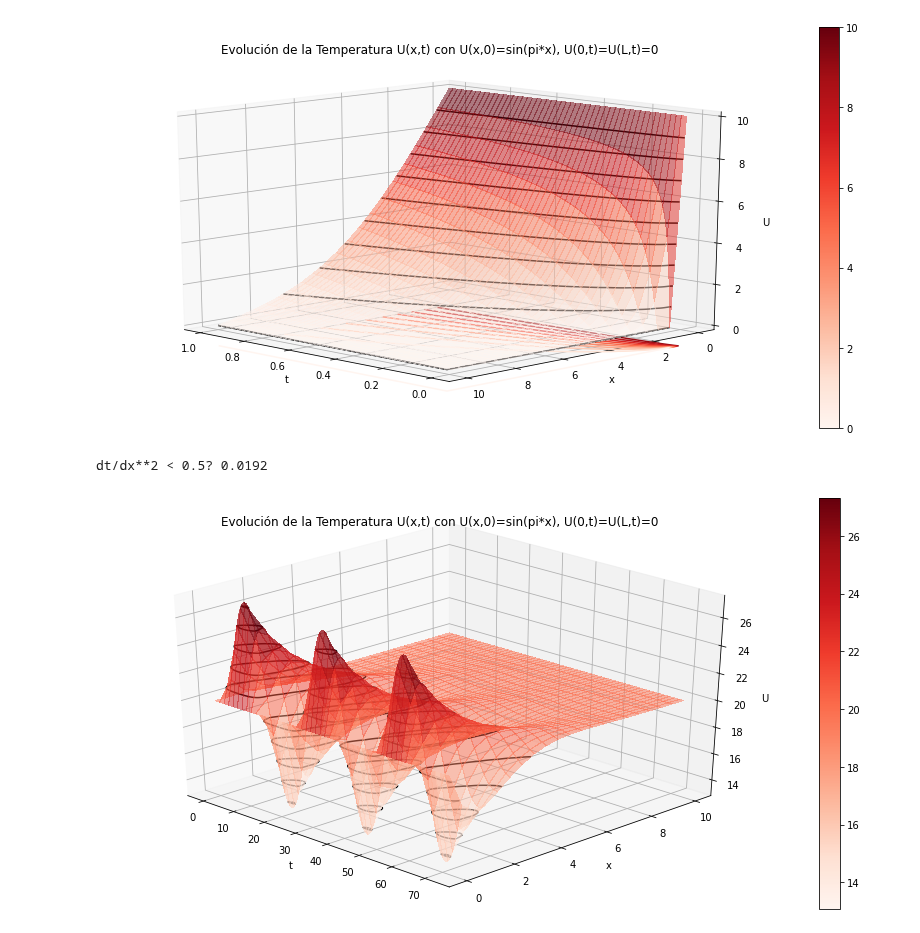
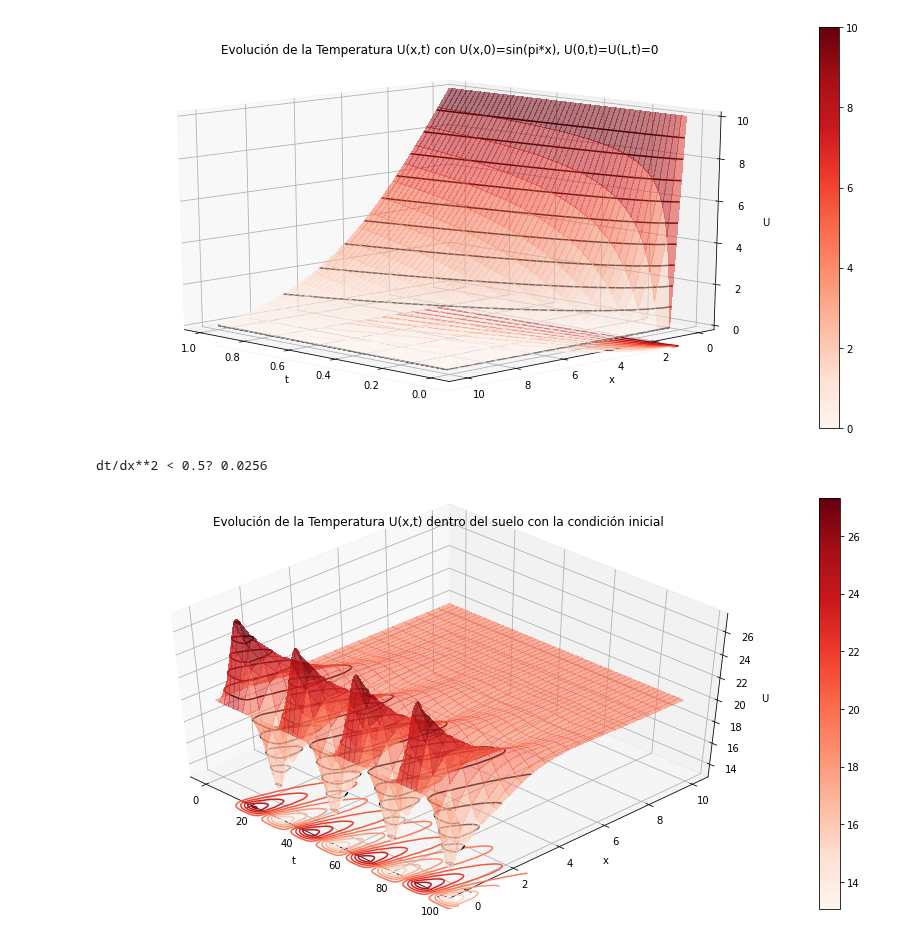
Before and after one commit to carloslizarragac/FisicaComputacional1, a Jupyter notebook: Actividad10.ipynb, the cells around one changed output. Saved outputs shown, nothing was run; the diff lists cells and outputs as text; code cells hidden in the pictures.

```diff
--- a/Actividad10.ipynb
+++ b/Actividad10.ipynb
@@ -601,7 +601,7 @@ x0 = 0
 xL = 10 # Longitud de la barra
 
 t0 = 0
-tF = 72 # Tiempo final
+tF = 96 # Tiempo final
 
 dx = (xL - x0) / (M - 1) # tamaño discretización en x
 dt = (tF - t0) / (N - 1) # tamaño de la dicretización en t
@@ -620,7 +620,9 @@ U = np.zeros((M, N))
 
 # Condición inicial
 #U[:, 0] = np.sin(np.pi*xspan)
+# La temperatura inicial es de 20ºC dentro de la tierra
 U[:,0] = 20.0*np.ones(xspan.shape)
+
 # Condiciones a la Frontera tipo Dirichlet
 #U[0, :] = 20 + 10*np.sin(np.pi*t/12.0)
 #U[-1, :] = 20.0
@@ -628,41 +630,42 @@ U[:,0] = 20.0*np.ones(xspan.shape)
 # Método de diferencias finitas Ec. del Calor
 # Loops anidados
 for k in range(0, N-1): # Avance en el tiempo
+    # Condiciones a la frontera (varía con el tiempo)
     t=k*dt
     U[0, :] = 20 + 10*np.sin(np.pi*t/12.0)
     U[-1, :] = 20.0
     for i in range(1, M-1): # Calcula la Temp sobre todo el dominio en x
         U[i, k+1] = alpha * U[i-1, k] + (1 - 2 * alpha) * U[i, k] + alpha * U[i + 1, k]
 
 # Define malla para graficar
 T, X = np.meshgrid(tspan, xspan)
 fig = plt.figure(figsize=(12,6))
 
 # Grafica una superficie
 ax = fig.gca(projection='3d')
 surf = ax.plot_surface(T, X, U, cmap='Reds',
                        linewidth=0.01, antialiased=False, alpha=0.5)
 # Contornos
 ax.contour(T, X, U, 10, lw=1, colors="k", linestyles="solid")
-ax.contour(T, X, U, 10, lw=1, cmap="Reds", linestyles="solid", offset=-1)
+ax.contour(T, X, U, 10, lw=1, cmap="Reds", linestyles="solid", offset=10)
 
 # Grafica una tabla de valores
 m = cm.ScalarMappable(cmap='Reds')
 m.set_array(U)
 plt.colorbar(m)
 
 # Etiquetas de los ejes
 ax.set_xlabel('t')
 ax.set_ylabel('x')
 ax.set_zlabel('U')
-ax.set_title('Evolución de la Temperatura U(x,t) con U(x,0)=sin(pi*x), U(0,t)=U(L,t)=0')
+ax.set_title('Evolución de la Temperatura U(x,t) dentro del suelo con la condición inicial ')
 
 # Punto del observador
-ax.view_init(elev=30, azim=-45)
+ax.view_init(elev=45, azim=-45)
 
 
 plt.tight_layout()
 plt.show()
 # %% [output]
-dt/dx**2 < 0.5? 0.0192
+dt/dx**2 < 0.5? 0.0256
-[figure, old version]
+[figure, new version]
```
